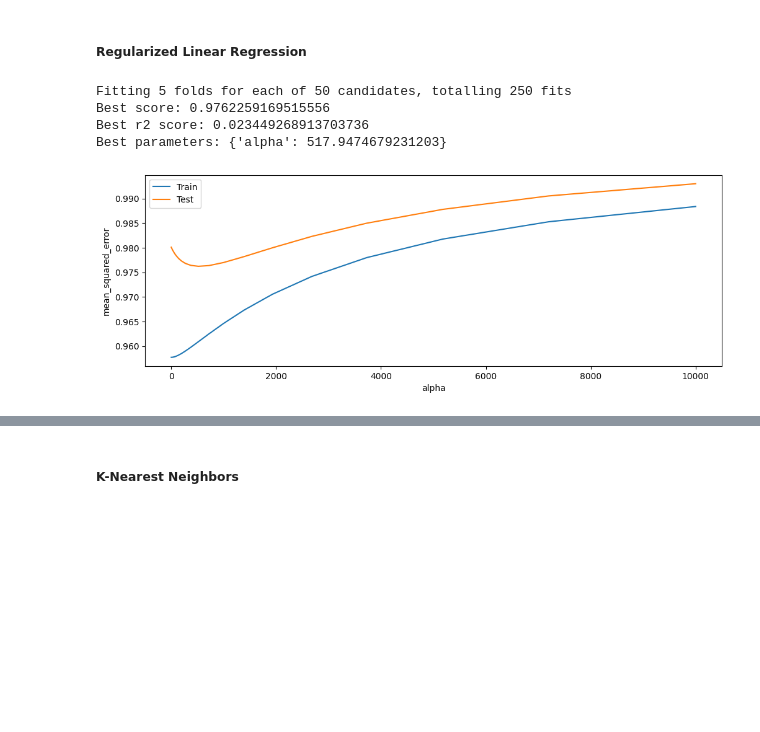
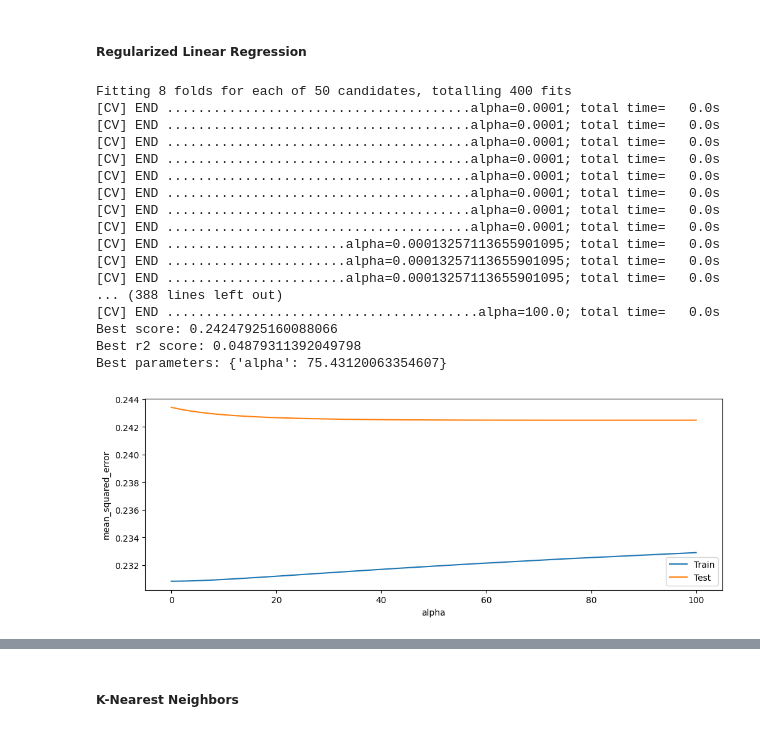
Before and after one commit to Blyzi/electricity-price-machine-learning, a Jupyter notebook: main.ipynb, the cells around one changed output, grey strips where cells are left out. Cells and saved outputs as stored; diff of their text form; code cells hidden in the pictures; blank space fills up the shorter version.

Commit message:
Deal with outliers

```diff
--- a/main.ipynb
+++ b/main.ipynb
@@ -201,7 +186,7 @@ sns.heatmap(df.corr(), vmin=-1, vmax=1, cmap='RdBu')
 [figure]
 # %%
 # Print each column correlation with each other
-treashold = 0.7
+treashold = 0.75
 variable_seen = []
 highest_correlation = []
 for i in df.columns:
@@ -248,13 +227,13 @@ df = df.drop(highest_correlation, axis=1)
 # %%
 # Keep 5 most correlated columns with target column and delete the others
 
-corr_target = abs(df.corr()['TARGET'])
+# corr_target = abs(df.corr()['TARGET'])
 
-print(corr_target.sort_values(ascending=False))
+# print(corr_target.sort_values(ascending=False))
 
-df = df.drop(corr_target.sort_values(ascending=False)[10:].index, axis=1)
+# df = df.drop(corr_target.sort_values(ascending=False)[10:].index, axis=1)
 
-# Print the 5 most correlated columns with target column
+# # Print the 5 most correlated columns with target column
 
-plt.figure(figsize=(24, 24))
-sns.heatmap(df.corr(), cmap='RdBu', annot=True, vmin=-1, vmax=1)
+# plt.figure(figsize=(24, 24))
+# sns.heatmap(df.corr(), cmap='RdBu', annot=True, vmin=-1, vmax=1)
@@ -281,3 +240,14 @@ Name: TARGET, dtype: float64
+# %%
+# Deal with outliers by imputing them with bondaries except for the target column
+
+for col in df.columns:
+    q1 = df[col].quantile(0.25)
+    q3 = df[col].quantile(0.75)
+    iqr = q3 - q1
+    lower_bound = q1 - (1.5 * iqr)
+    upper_bound = q3 + (1.5 * iqr)
+    df[col] = np.where(df[col] < lower_bound, lower_bound, df[col])
+    df[col] = np.where(df[col] > upper_bound, upper_bound, df[col])
 # %% [markdown]
 ### Data Analysis
 # %%
@@ -286,13 +256,13 @@ Name: TARGET, dtype: float64
 def fit_and_vary_hyperparameters(regressor, param_grid, X, y):
     grid = GridSearchCV(estimator=regressor,
                         param_grid=param_grid,
-                        cv=KFold(n_splits=5,
+                        cv=KFold(n_splits=8,
                                 shuffle=True,
                                 random_state=int(perf_counter ()*100)
                                 ),
                         scoring=['neg_mean_squared_error', 'r2'],
                         n_jobs=-1,
-                        verbose=1,
+                        verbose=2,
                         return_train_score=True,
                         refit='neg_mean_squared_error'
                         )
@@ -318,7 +288,7 @@ def fit_and_vary_hyperparameters(regressor, param_grid, X, y):
                 data_to_plot = data_to_plot[data_to_plot['param_' + other_param] == grid.best_params_[other_param]]
 
         # Check if the hyperparameter is a list of numbers or a list of strings
-        if type(param_grid[param][0]) == int or float or np.float64:
+        if type(param_grid[param][0]) == int or  type(param_grid[param][0]) ==float or  type(param_grid[param][0]) ==np.float64:
             param_to_plot = param_grid[param]
         else:
             print(type(param_grid[param][0]))
@@ -357,16 +340,29 @@ Best parameters: {'fit_intercept': False}
 # %%
 # RIDGE Regression
 hyperparameters = {
-    'alpha': np.logspace(-3, 4),
+    'alpha': np.logspace(-4, 2),
 }
 
 models["ridge"] = fit_and_vary_hyperparameters(Ridge(), hyperparameters, X, y)
 # %% [output]
-Fitting 5 folds for each of 50 candidates, totalling 250 fits
-Best score: 0.9762259169515556
-Best r2 score: 0.023449268913703736
-Best parameters: {'alpha': 517.9474679231203}
+Fitting 8 folds for each of 50 candidates, totalling 400 fits
+[CV] END .......................................alpha=0.0001; total time=   0.0s
+[CV] END .......................................alpha=0.0001; total time=   0.0s
+[CV] END .......................................alpha=0.0001; total time=   0.0s
+[CV] END .......................................alpha=0.0001; total time=   0.0s
+[CV] END .......................................alpha=0.0001; total time=   0.0s
+[CV] END .......................................alpha=0.0001; total time=   0.0s
+[CV] END .......................................alpha=0.0001; total time=   0.0s
+[CV] END .......................................alpha=0.0001; total time=   0.0s
+[CV] END .......................alpha=0.00013257113655901095; total time=   0.0s
+[CV] END .......................alpha=0.00013257113655901095; total time=   0.0s
+[CV] END .......................alpha=0.00013257113655901095; total time=   0.0s
+... (388 lines left out)
+[CV] END ........................................alpha=100.0; total time=   0.0s
+Best score: 0.24247925160088066
+Best r2 score: 0.04879311392049798
+Best parameters: {'alpha': 75.43120063354607}
-[figure, old version]
+[figure, new version]
 # %%
 # Lasso Regression
 hyperparameters = {
```
Also changed, not shown: parts of 17 cells of this notebook.
